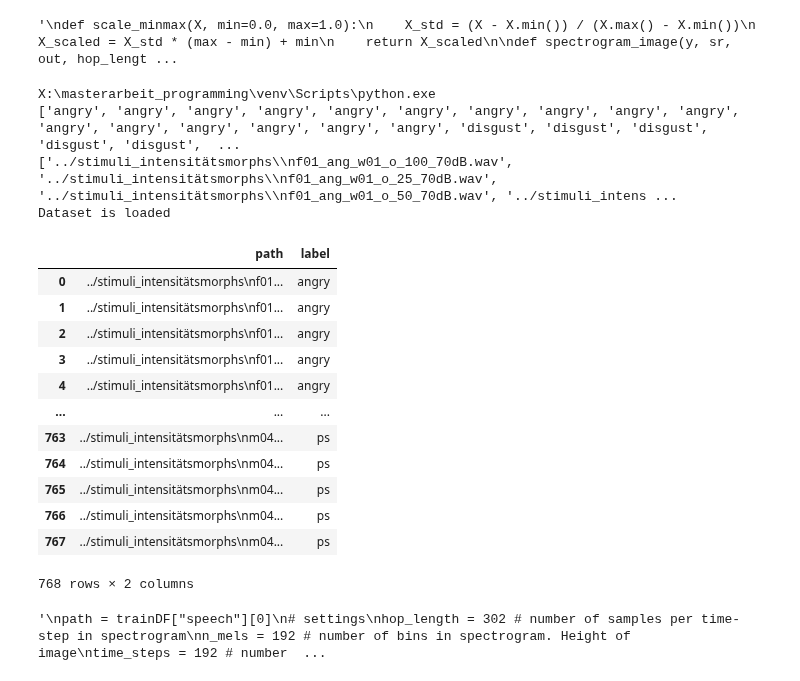
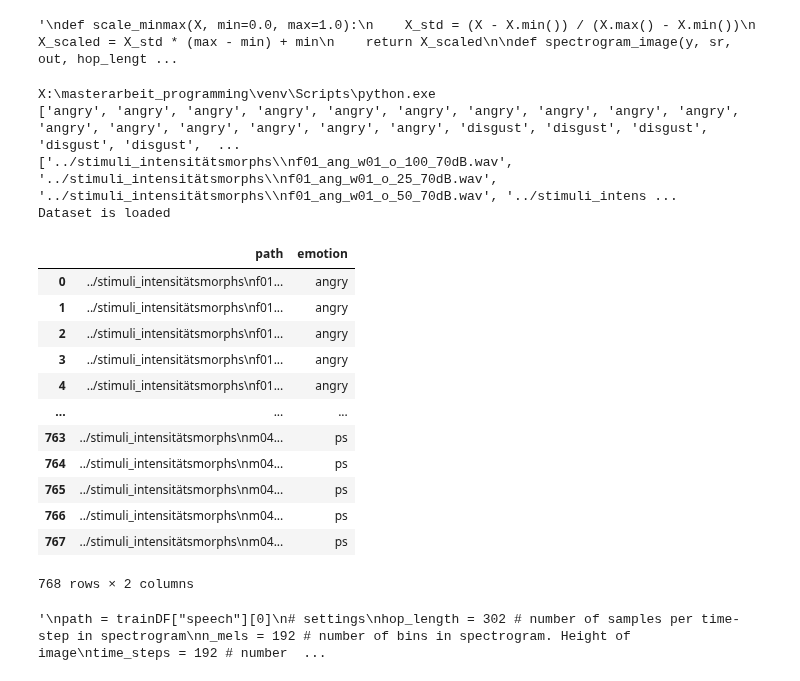
Before and after one commit to BlackFox1197/masterarbeit_programming, a Jupyter notebook: notebooks/wav2vec ser .ipynb, the cells around one changed output. Drawn from its saved outputs; the diff is of its cells as text; code cells hidden in the pictures.

```diff
--- a/notebooks/wav2vec ser .ipynb
+++ b/notebooks/wav2vec ser .ipynb
@@ -27,7 +28,7 @@ def load_custom_dataset():
     testlabels = []
     terminator = 'D:/Uni/19.Master/Daten/terminator.wav'
     print(sys.executable)
-    labels = []
+    emotions = []
     # for dirname, _, filenames in os.walk('Daten/TESS Toronto emotional speech set data'):
     # D:\Uni\19.Master\DATEN
     for dirname, _, filenames in os.walk('../tess'):
@@ -35,7 +36,7 @@ def load_custom_dataset():
             label = filename.split('_')[-1]
             label = label.split('.')[0]
             if (label != 'neutral'):
-                labels.append(label.lower())
+                emotions.append(label.lower())
                 paths.append(os.path.join(dirname, filename))
     for dirname, _, filenames in os.walk('../stimuli_intensitätsmorphs'):
         for filename in filenames:
@@ -59,12 +60,12 @@ def load_custom_dataset():
             if (emot != 'ple'):
                 testpaths.append(os.path.join(dirname, filename))
                 testlabels.append(label.lower())
-    com_labels = testlabels + labels
+    com_labels = testlabels + emotions
     com_paths = testpaths + paths
     print(testlabels)
     print(testpaths)
     print('Dataset is loaded')
-    return paths, labels, testpaths, testlabels
+    return paths, emotions, testpaths, testlabels
 """
 def scale_minmax(X, min=0.0, max=1.0):
     X_std = (X - X.min()) / (X.max() - X.min())
@@ -107,23 +108,23 @@ def createMelSpectrogramm(path, label):
 # %%
 trainpaths, trainlabels, testpaths, testlabels = load_custom_dataset()
 
 ###create dataframes for training and testing###
 trainDF = pd.DataFrame()
 trainDF["path"] = trainpaths
-trainDF["label"] = trainlabels
+trainDF["emotion"] = trainlabels
 
 testDF = pd.DataFrame()
 testDF["path"] = testpaths
-testDF["label"] = testlabels
+testDF["emotion"] = testlabels
 
 
 testDF
 # %% [output]
 X:\masterarbeit_programming\venv\Scripts\python.exe
 ['angry', 'angry', 'angry', 'angry', 'angry', 'angry', 'angry', 'angry', 'angry', 'angry', 'angry', 'angry', 'angry', 'angry', 'angry', 'angry', 'disgust', 'disgust', 'disgust', 'disgust', 'disgust',  ...
 ['../stimuli_intensitätsmorphs\\nf01_ang_w01_o_100_70dB.wav', '../stimuli_intensitätsmorphs\\nf01_ang_w01_o_25_70dB.wav', '../stimuli_intensitätsmorphs\\nf01_ang_w01_o_50_70dB.wav', '../stimuli_intens ...
 Dataset is loaded
-|  | path | label |
+|  | path | emotion |
 | 0 | ../stimuli_intensitätsmorphs\nf01... | angry |
 | 1 | ../stimuli_intensitätsmorphs\nf01... | angry |
 | 2 | ../stimuli_intensitätsmorphs\nf01... | angry |
```
Also changed, not shown: parts of 33 cells of this notebook, 4 other files.
